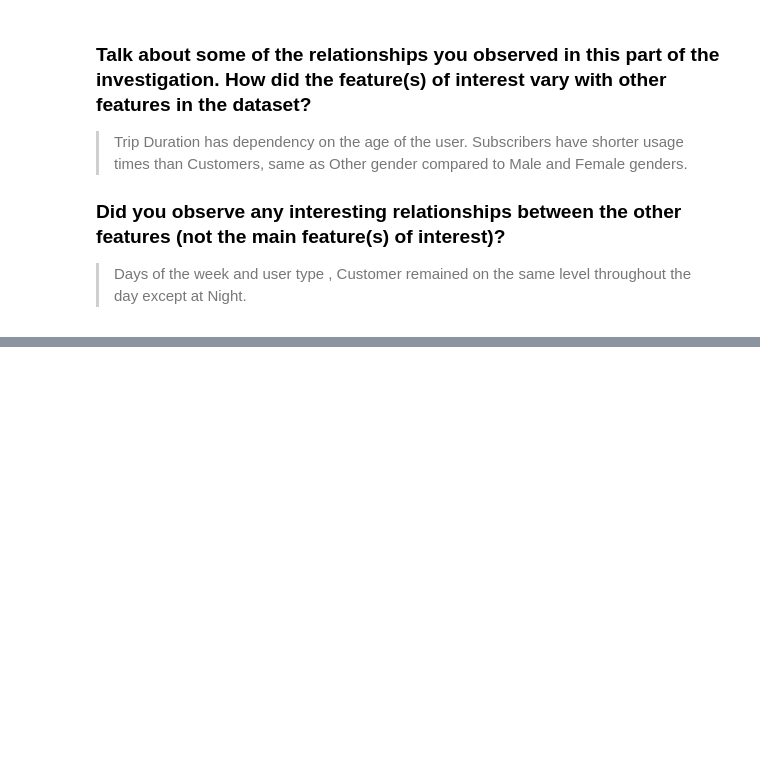
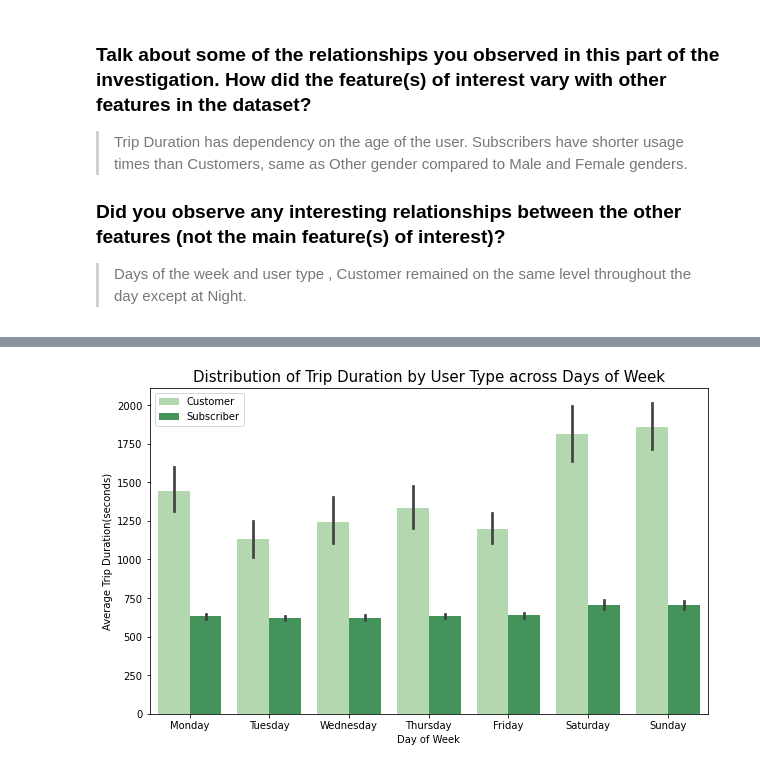
Before and after one commit to SofiyahElemide/Udacity-Projects, a Jupyter notebook: FordGoBike Part 1.ipynb, the cells around one changed output, grey strips where cells are left out. Saved outputs shown, nothing was run; the diff lists cells and outputs as text; code cells hidden in the pictures; blank space fills up the shorter version.

```diff
--- a/FordGoBike Part 1.ipynb
+++ b/FordGoBike Part 1.ipynb
@@ -843,0 +925,10 @@ Like earlier, 'Other' is widely distributed across the trip duration axis, hence
+# %%
+plt.figure(figsize=(10,6))
+avg = bike_cp['duration_sec'].mean()
+sb.barplot(data=bike_cp, x='start_day', y = 'duration_sec', order=day_order, hue='user_type', palette = 'Greens')
+plt.title('Distribution of Trip Duration by User Type across Days of Week', fontsize = 15)
+plt.xlabel('Day of Week')
+plt.ylabel('Average Trip Duration(seconds)')
+plt.legend();
+# %% [output]
+[figure, added]
```
Also changed, not shown: parts of 16 cells of this notebook.
